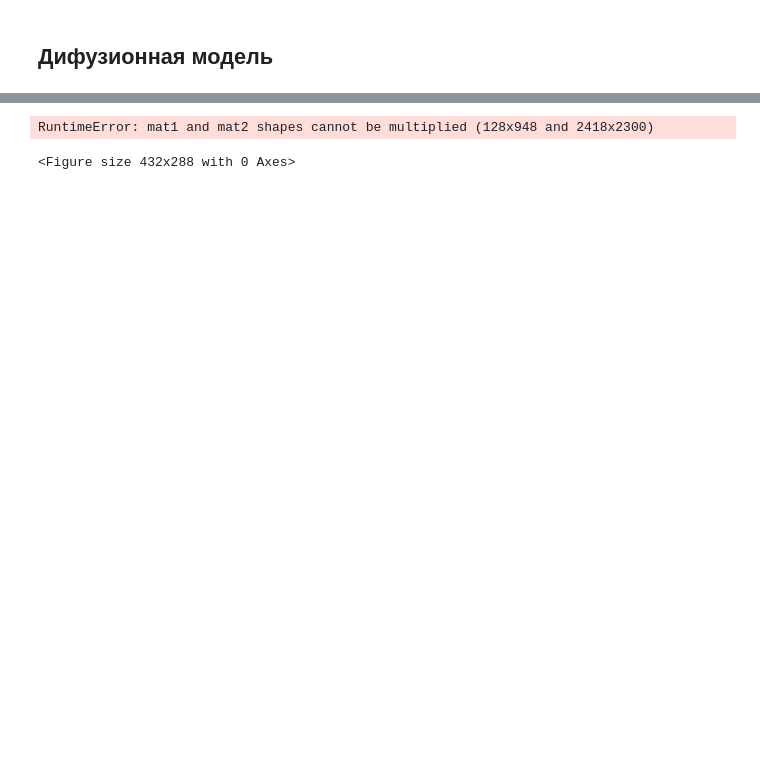
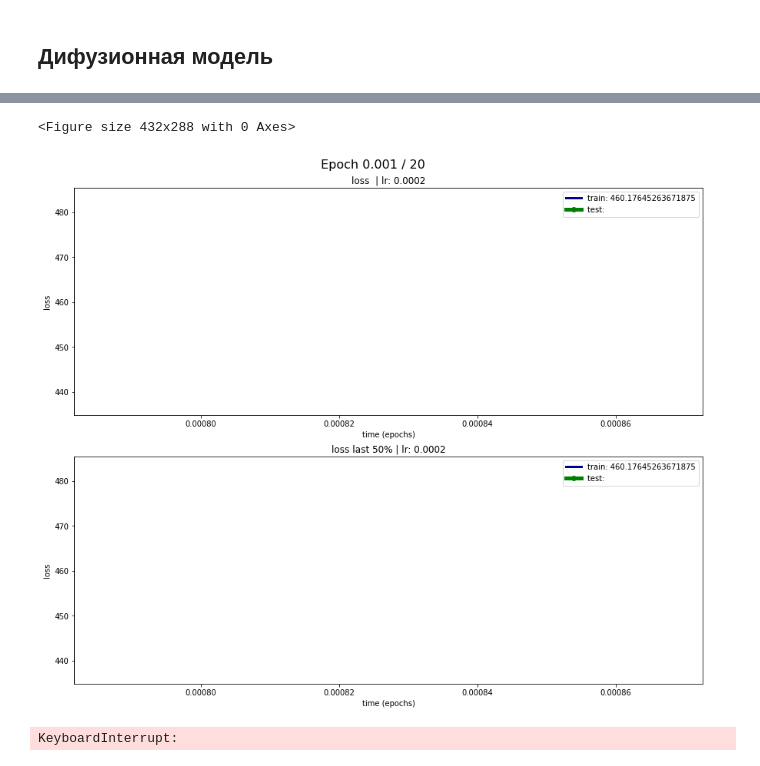
Before and after one commit to flydzen/diploma, a Jupyter notebook: main_difuse.ipynb, the cells around one changed output, grey strips where cells are left out. Saved outputs shown, nothing was run; the diff lists cells and outputs as text; code cells hidden in the pictures; blank space fills up the shorter version.

```diff
--- a/main_difuse.ipynb
+++ b/main_difuse.ipynb
@@ -763,5 +768,5 @@ for idx in range(0, 10):
 # %%
-params = [2350, 2300, 1640, 1128, 494]
+params = [SVG.ENCODE_HEIGHT * LINE_WIDTH, 2350, 2300, 1640, 1128, 494]
 
 model, optimizer, scheduler, loss_fn = setup_cae(
     params=params,
@@ -770,17 +775,29 @@ model, optimizer, scheduler, loss_fn = setup_cae(
 )
 
 diffusion = Diffusion(model)
+# %%
+run(
+    model=model,
+    dataloader=enc_dataloader,
+    optimizer=optimizer,
+    scheduler=scheduler,
+    epochs=20,
+    params=params,
+    batch_size=128,
+)
+# %% [output]
+<Figure size 432x288 with 0 Axes>
+[figure, added]
+KeyboardInterrupt:
 # %%
+# epoch = 0
 run(
     model=diffusion,
-    dataloader=dataloader,
+    dataloader=enc_dataloader,
     optimizer=optimizer,
     scheduler=scheduler,
-    epochs=5,
+    epochs=20,
     params=params,
     batch_size=128,
-    run_name=f'run_diffusion_size{SVG.ENCODE_HEIGHT}_{",".join(map(str, params))}',
+    # run_name=f'run_diffusion_size{SVG.ENCODE_HEIGHT}_{",".join(map(str, params))}',
 )
-# %% [output]
-RuntimeError: mat1 and mat2 shapes cannot be multiplied (128x948 and 2418x2300)
-<Figure size 432x288 with 0 Axes>
```
Also changed, not shown: parts of 8 cells of this notebook, 1 other file.
